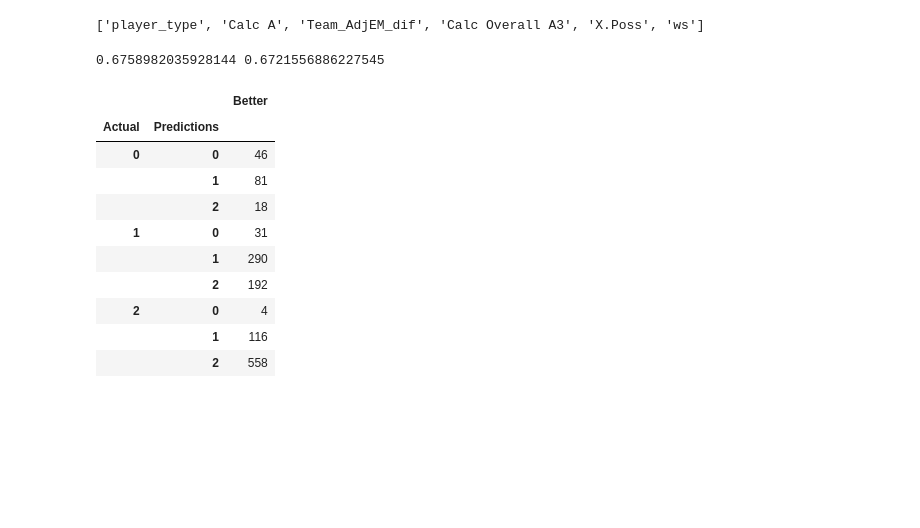
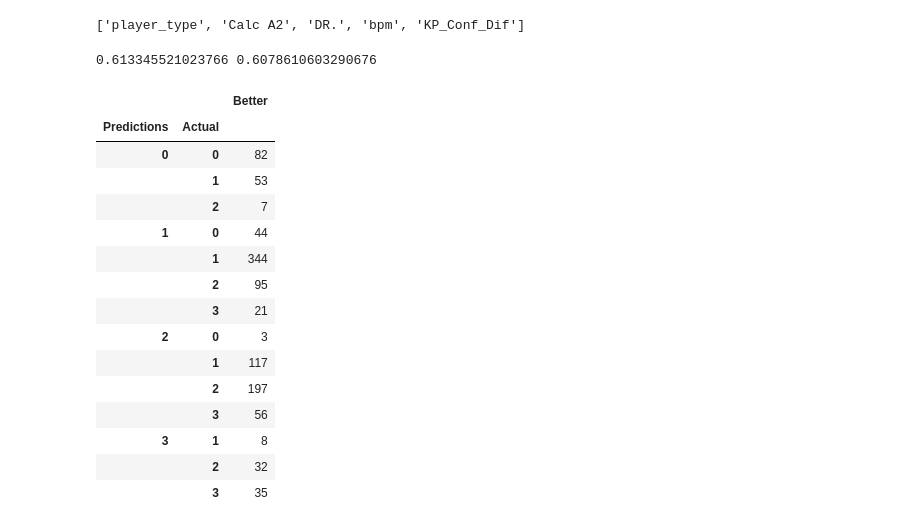
Before and after one commit to zainhoda1/Capstone-project, a Jupyter notebook: Analysis files/NEW_MODEL EXECUTION.ipynb, the cells around one changed output. Cells and saved outputs as stored; diff of their text form; code cells hidden in the pictures; blank space fills up the shorter version.

```diff
--- a/Analysis files/NEW_MODEL EXECUTION.ipynb
+++ b/Analysis files/NEW_MODEL EXECUTION.ipynb
@@ -236,13 +232,13 @@ from sklearn.ensemble import GradientBoostingClassifier
 
 
 #df_test1 = principalDf - This one
-df_test1 = df[['bpm', 'Calc A2', 'ws', 'Calc Overall A', 'Calc Overall A2', 'Calc Overall A3',
+df_test1 = df[['bpm', 'Calc A2', 'ws',
                  'KP_Conf_Dif', 'X.Poss', 'Year_dif',  'Calc A', 'Calc B', 'Calc A3',
                  'DR.',  'Team_AdjEM_dif', 'player_type', 'Contribution_n1',
                  'Class', 'Calc C', 'ORtg',
                  'Calc_Overall_n1_Contr',
                  'per', 'efg_pct', 'fta_per_fga_pct', 'pprod', 'orb_pct', 'usg_pct', 'tov_pct']]
-#df_test1 = df_test1.reset_index()
+#df_test1 = df_test1.reset_index() 'Calc Overall A', 'Calc Overall A2', 'Calc Overall A3',
 columns = list(df_test1.columns)
 columns.remove('Contribution_n1')
 
@@ -282,6 +278,7 @@ columns.remove('Calc_Overall_n1_Contr')
 
 columns.remove('player_type')
 #columns.remove('Calc A2')
+
 #,
 keep_col = ['player_type'] #- This one
 #keep_col = []
@@ -311,8 +308,8 @@ while len(rem_columns)>0 and check == True:
         # model.fit(X_train, y_train)
 
         # Naive-Bayes
-        # model = GaussianNB()
-        # model.fit(X_train, y_train)
+        model = GaussianNB()
+        model.fit(X_train, y_train)
 
         # Nearest Neighbors
         # model = neighbors.KNeighborsClassifier()
@@ -323,8 +320,8 @@ while len(rem_columns)>0 and check == True:
         # model.fit(X_train, y_train)
 
         # Gradient Boosting Classifier
-        model = GradientBoostingClassifier()
-        model.fit(X_train, y_train)
+        # model = GradientBoostingClassifier()
+        # model.fit(X_train, y_train)
 
         # Find Accuracy,
         accuracy = model.score(X_test, y_test)
@@ -381,33 +370,38 @@ Accuracy:  63.84730538922155
 # %%
 print(keep_col)
 # %% [output]
-['player_type', 'Calc A', 'Team_AdjEM_dif', 'Calc Overall A3', 'X.Poss', 'ws']
+['player_type', 'Calc A2', 'DR.', 'bpm', 'KP_Conf_Dif']
 # %%
 print(accuracy_end, acc_check)
 # %% [output]
-0.6758982035928144 0.6721556886227545
+0.613345521023766 0.6078610603290676
 # %%
 output = pd.DataFrame(y_test['Calc_Overall_n1_Contr'])
 output = output.rename(columns={'Calc_Overall_n1_Contr': 'Actual'})
 
 # output = pd.DataFrame(y_test['Contribution_n1'])
 # output = output.rename(columns={'Contribution_n1': 'Actual'})
 
 output['Predictions'] = model.predict(X_test)
 output3 = output.groupby('Predictions').count()
 output['Better'] = np.where(output['Predictions']==output['Actual'], 1, 0)
-output2 = output.groupby(['Actual', 'Predictions']).count()
+output2 = output.groupby(['Predictions', 'Actual']).count()
 
 output2
 # %% [output]
 |  |  | Better |
-| Actual | Predictions |  |
-| 0 | 0 | 46 |
-|  | 1 | 81 |
-|  | 2 | 18 |
-| 1 | 0 | 31 |
-|  | 1 | 290 |
-|  | 2 | 192 |
-| 2 | 0 | 4 |
-|  | 1 | 116 |
-|  | 2 | 558 |
+| Predictions | Actual |  |
+| 0 | 0 | 82 |
+|  | 1 | 53 |
+|  | 2 | 7 |
+| 1 | 0 | 44 |
+|  | 1 | 344 |
+|  | 2 | 95 |
+|  | 3 | 21 |
+| 2 | 0 | 3 |
+|  | 1 | 117 |
+|  | 2 | 197 |
+|  | 3 | 56 |
+| 3 | 1 | 8 |
+|  | 2 | 32 |
+|  | 3 | 35 |
```
Also changed, not shown: parts of 6 cells of this notebook.
